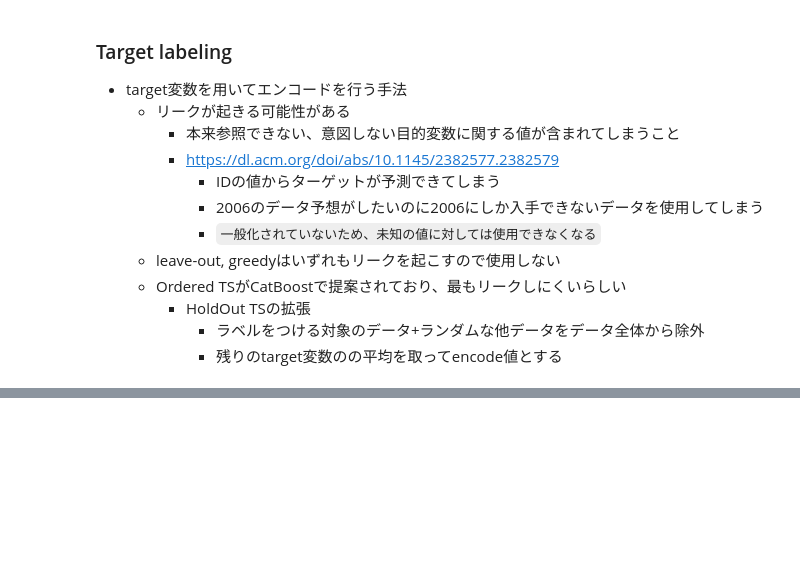
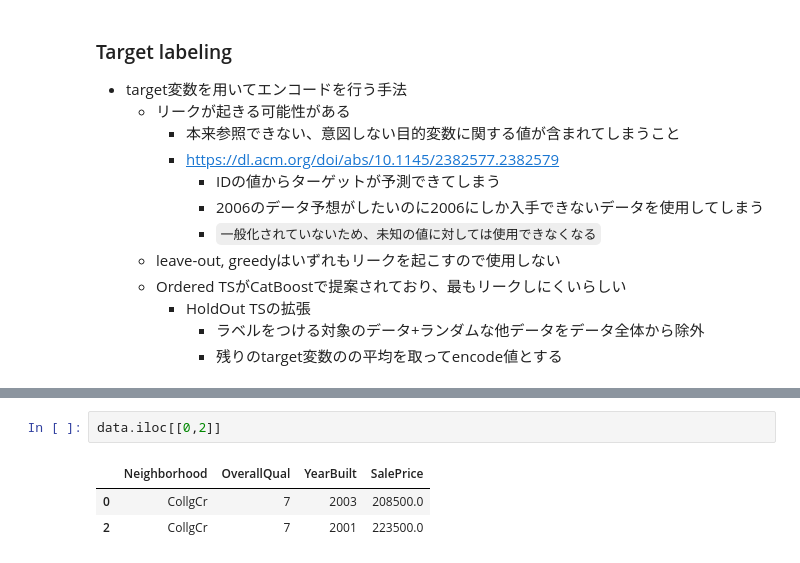
Before and after one commit to kitakou0313/titanic, a Jupyter notebook: module_train/encoder.ipynb, the cells around one changed output, grey strips where cells are left out. Drawn from its saved outputs; the diff is of its cells as text; blank space fills up the shorter version.

```diff
--- a/module_train/encoder.ipynb
+++ b/module_train/encoder.ipynb
@@ -122,0 +139,6 @@ See the caveats in the documentation: https://pandas.pydata.org/pandas-docs/stab
+# %%
+data.iloc[[0,2]]
+# %% [output]
+|  | Neighborhood | OverallQual | YearBuilt | SalePrice |
+| 0 | CollgCr | 7 | 2003 | 208500.0 |
+| 2 | CollgCr | 7 | 2001 | 223500.0 |
```
Also changed, not shown: parts of 4 cells of this notebook.
